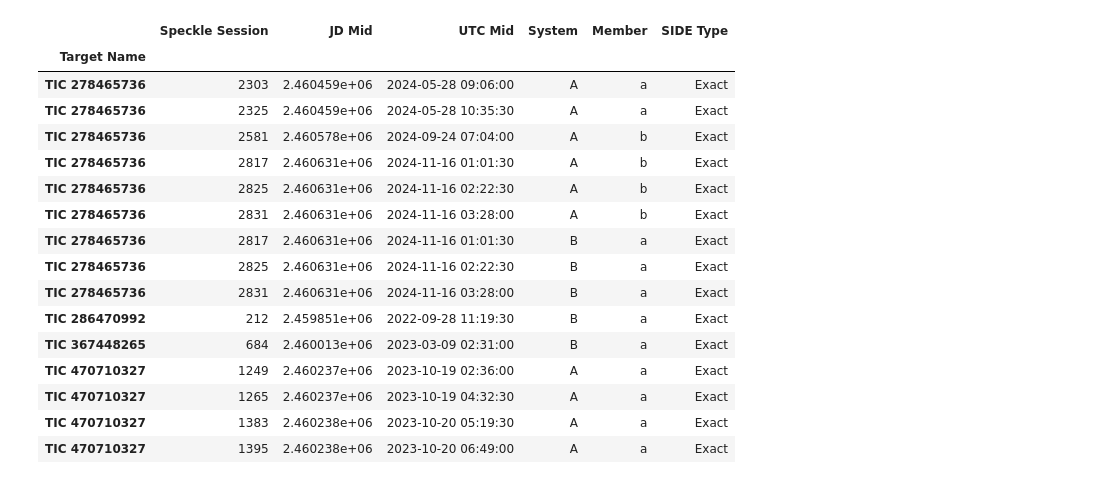
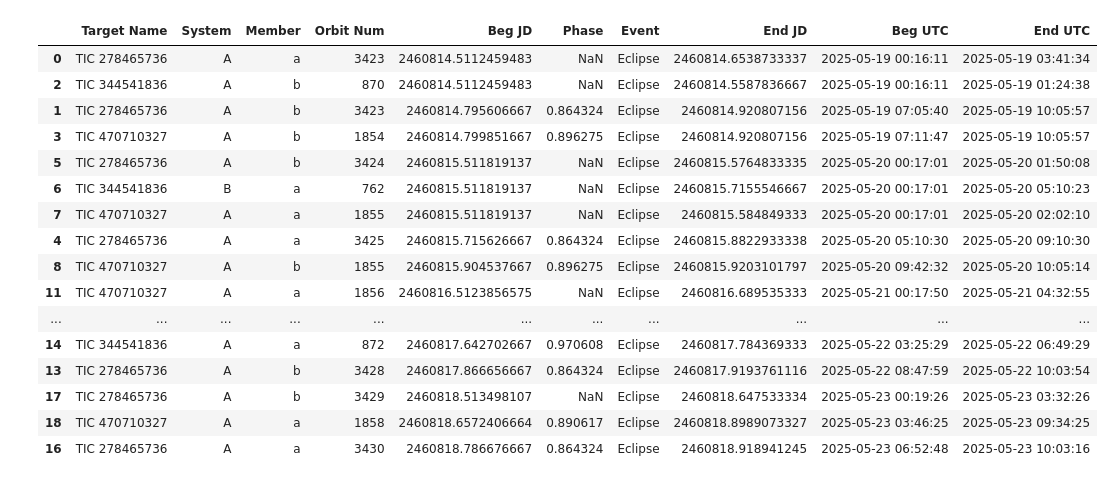
Before and after one commit to CvillePaul/Work, a Jupyter notebook: Observation/Fan Mountain/2025-04-16 SIDE at Fan summer 2025/SIDE at Fan summer 2025.ipynb, the cells around one changed output. Cells and saved outputs as stored; diff of their text form; code cells hidden in the pictures.

Commit message:
feat: update code to use new database layout

```diff
--- a/Observation/Fan Mountain/2025-04-16 SIDE at Fan summer 2025/SIDE at Fan summer 2025.ipynb
+++ b/Observation/Fan Mountain/2025-04-16 SIDE at Fan summer 2025/SIDE at Fan summer 2025.ipynb
@@ -33,8 +28,9 @@ foo, bar
 # %%
-conn = connect("../../django/TargetDB/db.sqlite3")
+conn = connect("../../../../Data/astropaul.db")
 
-# session = tlc.ObservingSession(ap.Observer.at_site("APO"))
-session = tlc.ObservingSession(ap.Observer(EarthLocation("-78:41:34.92", "37:52:41.35", 566 * u.m), name="Fan Mountain"))
+session = tlc.ObservingSession(
+    ap.Observer(EarthLocation(lat="37:52:41.35", lon="-78:41:34.92", height=566 * u.m), timezone="utc", name="Fan Mountain")
+)
 session.add_day_range("2025-05-15", "2025-08-21")
 
 phase_event_defs = [
@@ -42,7 +38,10 @@ phase_event_defs = [
     ph.PhaseEventDef("Eclipse", partial(ph.calc_time_of_gress, ingress=True)),
 ]
 
-wide_bright_qeb = [
+fan_targets = [
+    # target of interest
+    "TIC 344541836",
+    # wide, bright QEBs
     "TIC 278465736",
     "TIC 470710327",
     "TIC 367448265",
@@ -61,10 +60,8 @@ name = "Fan Mountain SIDE Summer 2025"
 creator = tlc.TargetListCreator(name=name, connection=conn)
 creator.steps = [
     tlc.add_targets,
-    partial(tlc.filter_targets, criteria=lambda df: (df["Target Name"].isin(wide_bright_qeb))),
-    tlc.add_tess,
-    tlc.add_coords,
-    partial(tlc.hide_cols, prefix="TESS "),
+    partial(tlc.filter_targets, criteria=lambda df: (df["Target Name"].isin(fan_targets))),
+    tlc.ancillary_data_from_tess,
     partial(
         tlc.add_observability,
         observing_session=session,
@@ -72,9 +69,15 @@ creator.steps = [
         observability_threshold=(min_altitude, 80 * u.deg),
     ),
     partial(tlc.filter_targets, criteria=lambda df: (df["Observable Any Night"])),
-    tlc.add_ephemerides,
-    partial(tlc.add_phase_events, observing_session=session, phase_event_defs=phase_event_defs),
-    tlc.add_speckle,
+    tlc.add_catalogs,
+    tlc.add_lists,
+    partial(tlc.add_database_table, table_name="ephemerides"),
+    partial(tlc.add_database_table, table_name="dssi_observations"),
+    partial(tlc.add_database_table, table_name="speckle_detections"),
+    partial(tlc.add_database_table, table_name="pepsi_observations"),
+    partial(tlc.add_system_configuration, table_name="DSSI Observations", time_column="Mid JD"),
+    partial(tlc.add_system_configuration, table_name="PEPSI Observations", time_column="Mid JD"),
+    partial(tlc.add_phase_events, observing_session=session, phase_event_defs=phase_event_defs, event_types=["Eclipse"]),
     # partial(tlc.add_speckle_phase, phase_event_defs=phase_event_defs),
     partial(tlc.add_side_status, phase_event_defs=phase_event_defs),
 ]
@@ -105,23 +123,23 @@ Error:
 # %%
-tl.other_lists["SIDE Observations"]
+tl.other_lists["Phase Events"]
 # %% [output]
-|  | Speckle Session | JD Mid | UTC Mid | System | Member | SIDE Type |
-| Target Name |  |  |  |  |  |  |
-| TIC 278465736 | 2303 | 2.460459e+06 | 2024-05-28 09:06:00 | A | a | Exact |
-| TIC 278465736 | 2325 | 2.460459e+06 | 2024-05-28 10:35:30 | A | a | Exact |
-| TIC 278465736 | 2581 | 2.460578e+06 | 2024-09-24 07:04:00 | A | b | Exact |
-| TIC 278465736 | 2817 | 2.460631e+06 | 2024-11-16 01:01:30 | A | b | Exact |
-| TIC 278465736 | 2825 | 2.460631e+06 | 2024-11-16 02:22:30 | A | b | Exact |
-| TIC 278465736 | 2831 | 2.460631e+06 | 2024-11-16 03:28:00 | A | b | Exact |
-| TIC 278465736 | 2817 | 2.460631e+06 | 2024-11-16 01:01:30 | B | a | Exact |
-| TIC 278465736 | 2825 | 2.460631e+06 | 2024-11-16 02:22:30 | B | a | Exact |
-| TIC 278465736 | 2831 | 2.460631e+06 | 2024-11-16 03:28:00 | B | a | Exact |
-| TIC 286470992 | 212 | 2.459851e+06 | 2022-09-28 11:19:30 | B | a | Exact |
-| TIC 367448265 | 684 | 2.460013e+06 | 2023-03-09 02:31:00 | B | a | Exact |
-| TIC 470710327 | 1249 | 2.460237e+06 | 2023-10-19 02:36:00 | A | a | Exact |
-| TIC 470710327 | 1265 | 2.460237e+06 | 2023-10-19 04:32:30 | A | a | Exact |
-| TIC 470710327 | 1383 | 2.460238e+06 | 2023-10-20 05:19:30 | A | a | Exact |
-| TIC 470710327 | 1395 | 2.460238e+06 | 2023-10-20 06:49:00 | A | a | Exact |
+|  | Target Name | System | Member | Orbit Num | Beg JD | Phase | Event | End JD | Beg UTC | End UTC |
+| 0 | TIC 278465736 | A | a | 3423 | 2460814.5112459483 | NaN | Eclipse | 2460814.6538733337 | 2025-05-19 00:16:11 | 2025-05-19 03:41:34 |
+| 2 | TIC 344541836 | A | b | 870 | 2460814.5112459483 | NaN | Eclipse | 2460814.5587836667 | 2025-05-19 00:16:11 | 2025-05-19 01:24:38 |
+| 1 | TIC 278465736 | A | b | 3423 | 2460814.795606667 | 0.864324 | Eclipse | 2460814.920807156 | 2025-05-19 07:05:40 | 2025-05-19 10:05:57 |
+| 3 | TIC 470710327 | A | b | 1854 | 2460814.799851667 | 0.896275 | Eclipse | 2460814.920807156 | 2025-05-19 07:11:47 | 2025-05-19 10:05:57 |
+| 5 | TIC 278465736 | A | b | 3424 | 2460815.511819137 | NaN | Eclipse | 2460815.5764833335 | 2025-05-20 00:17:01 | 2025-05-20 01:50:08 |
+| 6 | TIC 344541836 | B | a | 762 | 2460815.511819137 | NaN | Eclipse | 2460815.7155546667 | 2025-05-20 00:17:01 | 2025-05-20 05:10:23 |
+| 7 | TIC 470710327 | A | a | 1855 | 2460815.511819137 | NaN | Eclipse | 2460815.584849333 | 2025-05-20 00:17:01 | 2025-05-20 02:02:10 |
+| 4 | TIC 278465736 | A | a | 3425 | 2460815.715626667 | 0.864324 | Eclipse | 2460815.8822933338 | 2025-05-20 05:10:30 | 2025-05-20 09:10:30 |
+| 8 | TIC 470710327 | A | b | 1855 | 2460815.904537667 | 0.896275 | Eclipse | 2460815.9203101797 | 2025-05-20 09:42:32 | 2025-05-20 10:05:14 |
+| 11 | TIC 470710327 | A | a | 1856 | 2460816.5123856575 | NaN | Eclipse | 2460816.689535333 | 2025-05-21 00:17:50 | 2025-05-21 04:32:55 |
+| ... | ... | ... | ... | ... | ... | ... | ... | ... | ... | ... |
+| 14 | TIC 344541836 | A | a | 872 | 2460817.642702667 | 0.970608 | Eclipse | 2460817.784369333 | 2025-05-22 03:25:29 | 2025-05-22 06:49:29 |
+| 13 | TIC 278465736 | A | b | 3428 | 2460817.866656667 | 0.864324 | Eclipse | 2460817.9193761116 | 2025-05-22 08:47:59 | 2025-05-22 10:03:54 |
+| 17 | TIC 278465736 | A | b | 3429 | 2460818.513498107 | NaN | Eclipse | 2460818.647533334 | 2025-05-23 00:19:26 | 2025-05-23 03:32:26 |
+| 18 | TIC 470710327 | A | a | 1858 | 2460818.6572406664 | 0.890617 | Eclipse | 2460818.8989073327 | 2025-05-23 03:46:25 | 2025-05-23 09:34:25 |
+| 16 | TIC 278465736 | A | a | 3430 | 2460818.786676667 | 0.864324 | Eclipse | 2460818.918941245 | 2025-05-23 06:52:48 | 2025-05-23 10:03:16 |
 # %%
 altitude_categories = [
     ((-90, min_altitude.value), 0),
```
Also changed, not shown: parts of 4 cells of this notebook.
